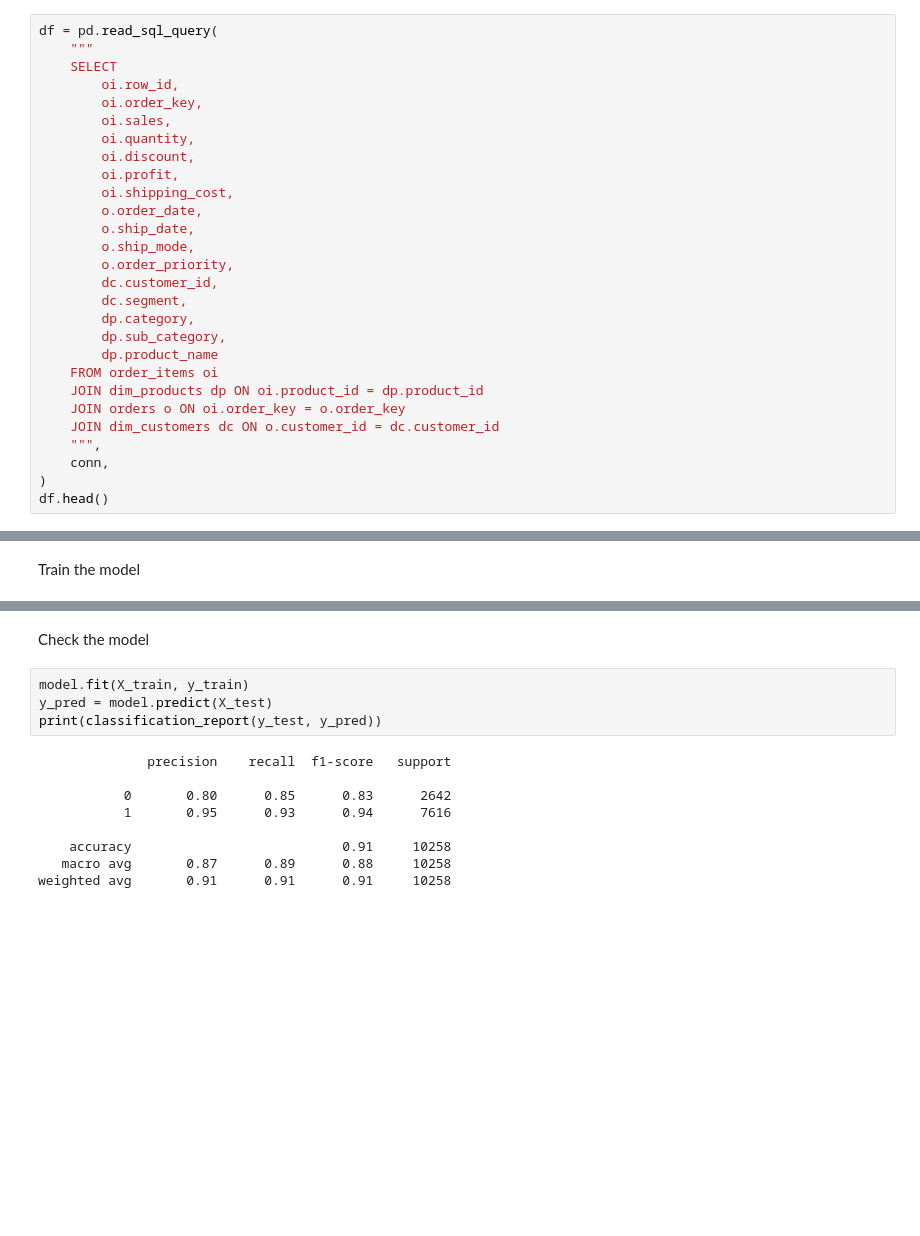
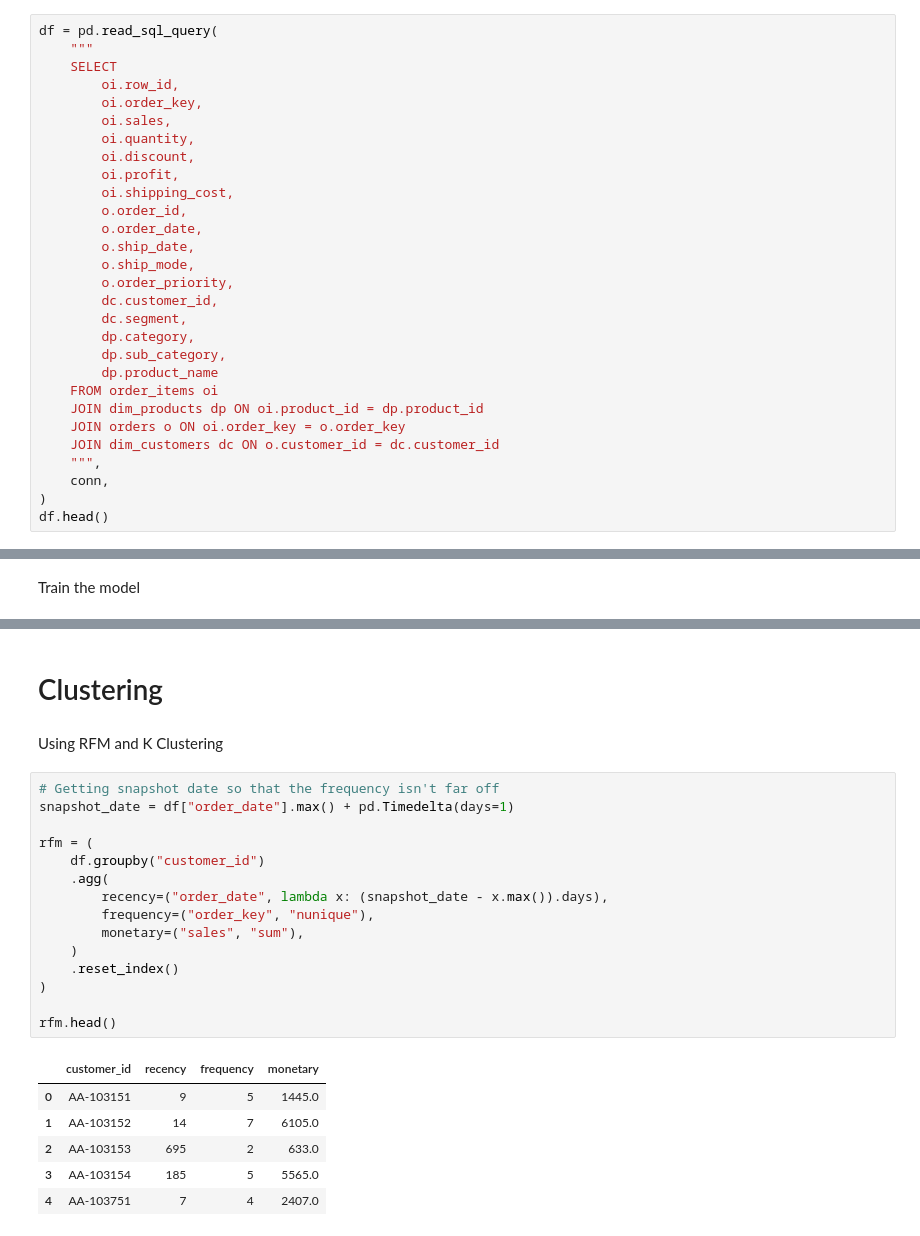
Before and after one commit to Joes131205/product-recommender, a Jupyter notebook: notebook/index.ipynb, the cells around one changed output, grey strips where cells are left out. Saved outputs shown, nothing was run; the diff lists cells and outputs as text; blank space fills up the shorter version.

Commit message:
feat: Clustering

```diff
--- a/notebook/index.ipynb
+++ b/notebook/index.ipynb
@@ -28,6 +31,7 @@ df = pd.read_sql_query(
         oi.discount,
         oi.profit,
         oi.shipping_cost,
+        o.order_id,
         o.order_date,
         o.ship_date,
         o.ship_mode,
@@ -140,15 +134,26 @@ Pipeline(steps=[('prep',
-# %% [markdown]
-Check the model
-# %%
-model.fit(X_train, y_train)
-y_pred = model.predict(X_test)
-print(classification_report(y_test, y_pred))
-# %% [output]
-              precision    recall  f1-score   support
-
-           0       0.80      0.85      0.83      2642
-           1       0.95      0.93      0.94      7616
-
-    accuracy                           0.91     10258
-   macro avg       0.87      0.89      0.88     10258
-weighted avg       0.91      0.91      0.91     10258
+# %% [markdown]
+# Clustering
+# %% [markdown]
+Using RFM and K Clustering
+# %%
+# Getting snapshot date so that the frequency isn't far off
+snapshot_date = df["order_date"].max() + pd.Timedelta(days=1)
+
+rfm = (
+    df.groupby("customer_id")
+    .agg(
+        recency=("order_date", lambda x: (snapshot_date - x.max()).days),
+        frequency=("order_key", "nunique"),
+        monetary=("sales", "sum"),
+    )
+    .reset_index()
+)
+
+rfm.head()
+# %% [output]
+|  | customer_id | recency | frequency | monetary |
+| 0 | AA-103151 | 9 | 5 | 1445.0 |
+| 1 | AA-103152 | 14 | 7 | 6105.0 |
+| 2 | AA-103153 | 695 | 2 | 633.0 |
+| 3 | AA-103154 | 185 | 5 | 5565.0 |
+| 4 | AA-103751 | 7 | 4 | 2407.0 |
```
Also changed, not shown: parts of 10 cells of this notebook.
